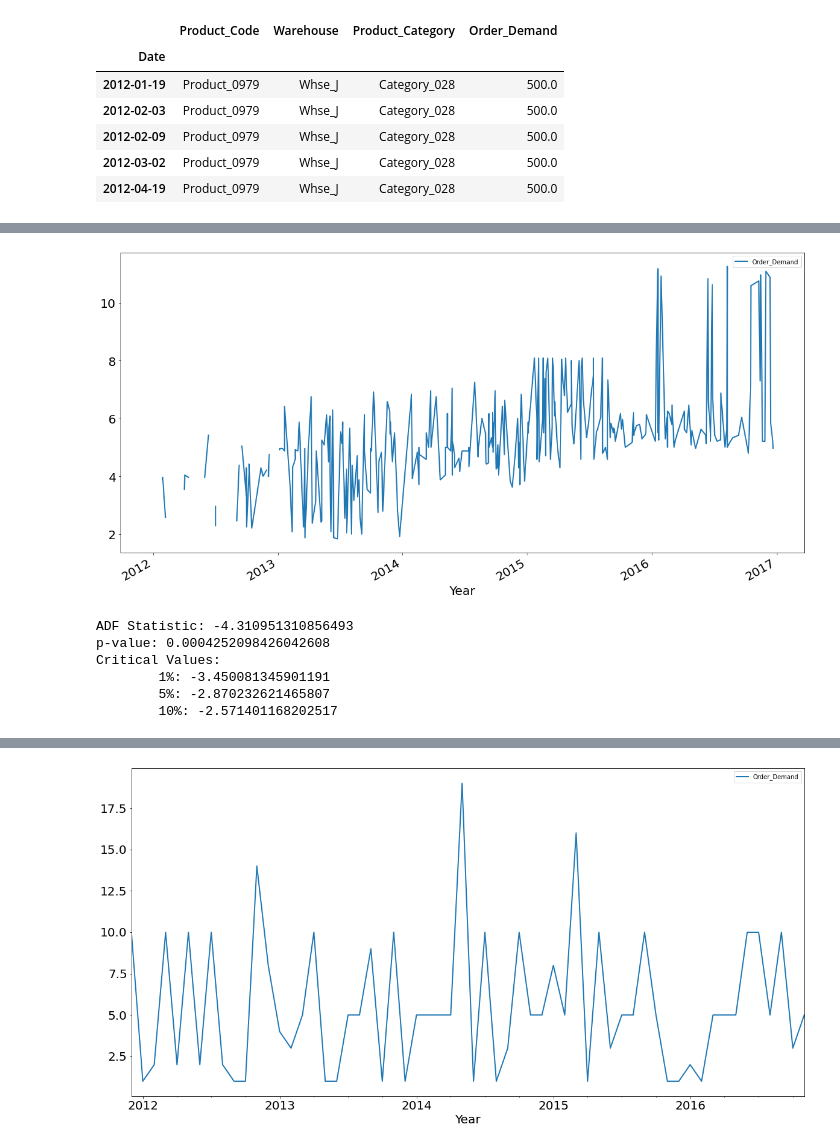
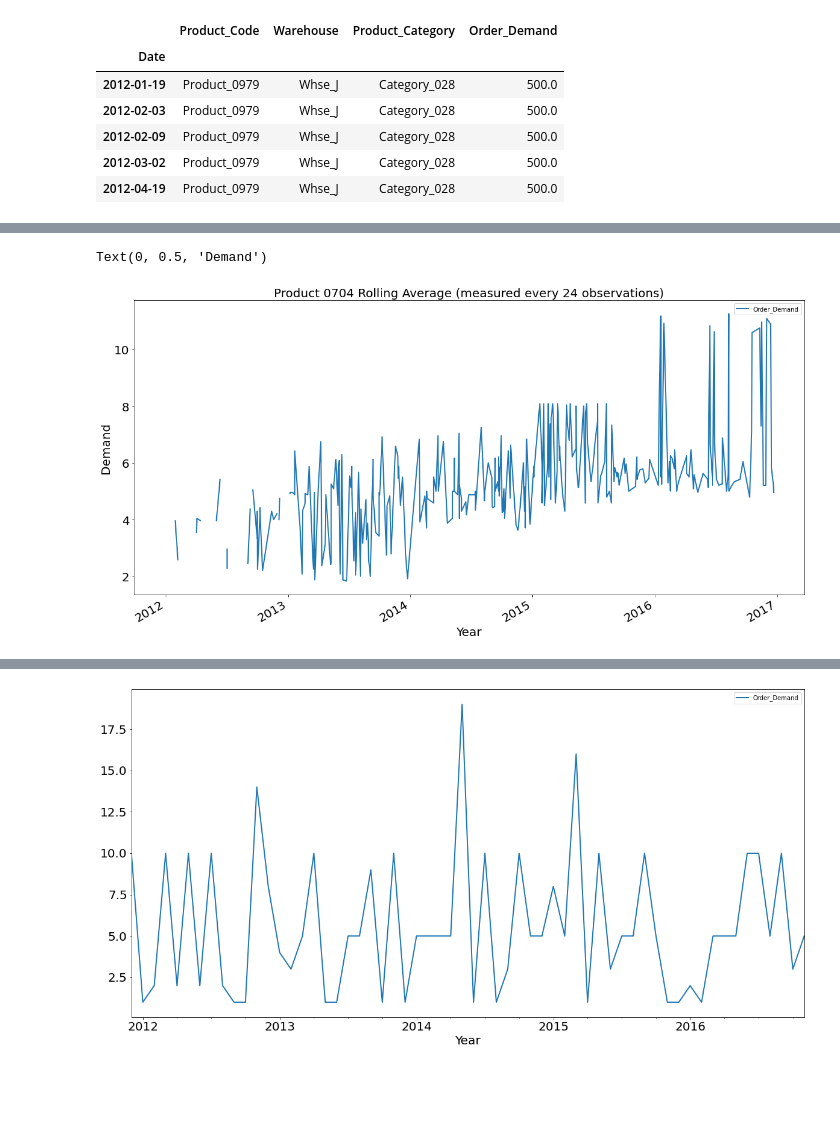
Before and after one commit to anissakhan/731-Project-5-Khan, a Jupyter notebook: Notebooks/731-Project5.ipynb, the cells around one changed output, grey strips where cells are left out. Cells and saved outputs as stored; diff of their text form; code cells hidden in the pictures; blank space fills up the shorter version.

```diff
--- a/Notebooks/731-Project5.ipynb
+++ b/Notebooks/731-Project5.ipynb
@@ -250,19 +332,8 @@ dfProd2_check=dfProd2[['Order_Demand']]
 # %%
 dfProd_check.rolling(24).mean().plot(figsize=(20,10), linewidth=2, fontsize=20)
 plt.xlabel('Year', fontsize=20);
+plt.title('Product 0704 Rolling Average (measured every 24 observations)', fontsize=20)
+plt.ylabel('Demand', fontsize=20)
 # %% [output]
+Text(0, 0.5, 'Demand')
-[figure, old version]
+[figure, new version]
-# %%
-result = adfuller(dfProd_check['Order_Demand'])
-print('ADF Statistic: {}'.format(result[0]))
-print('p-value: {}'.format(result[1]))
-print('Critical Values:')
-for key, value in result[4].items():
-    print('\t{}: {}'.format(key, value))
-# %% [output]
-ADF Statistic: -4.310951310856493
-p-value: 0.0004252098426042608
-Critical Values:
-        1%: -3.450081345901191
-        5%: -2.870232621465807
-        10%: -2.571401168202517
```
Also changed, not shown: parts of 32 cells of this notebook.
